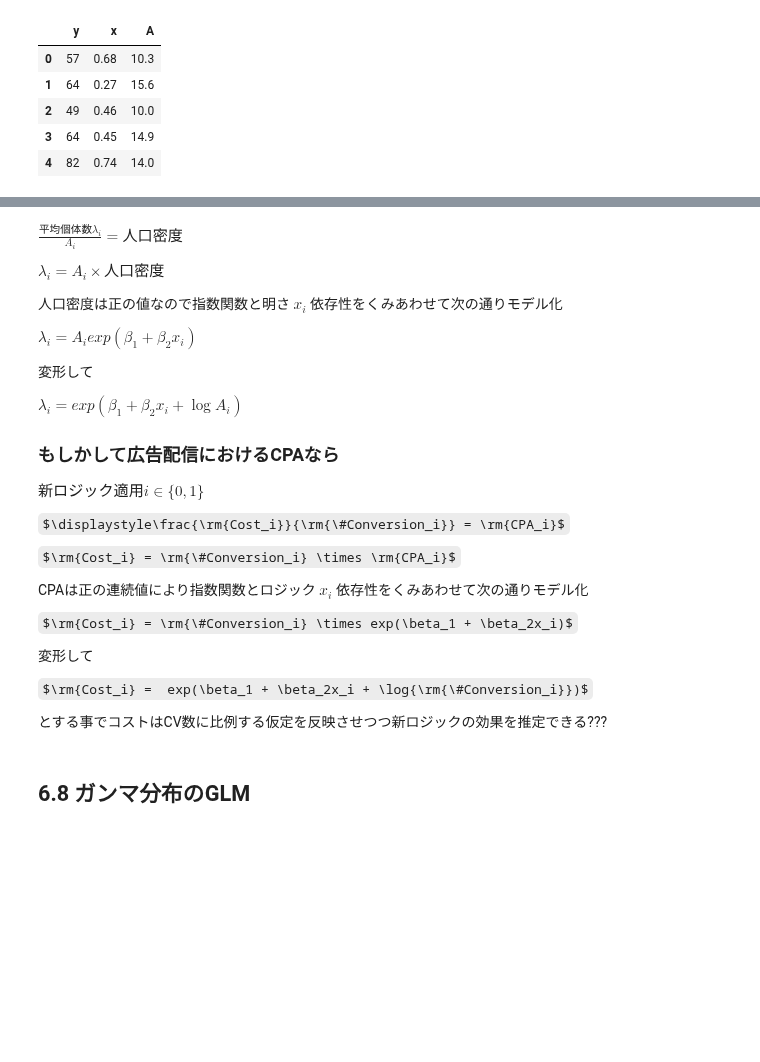
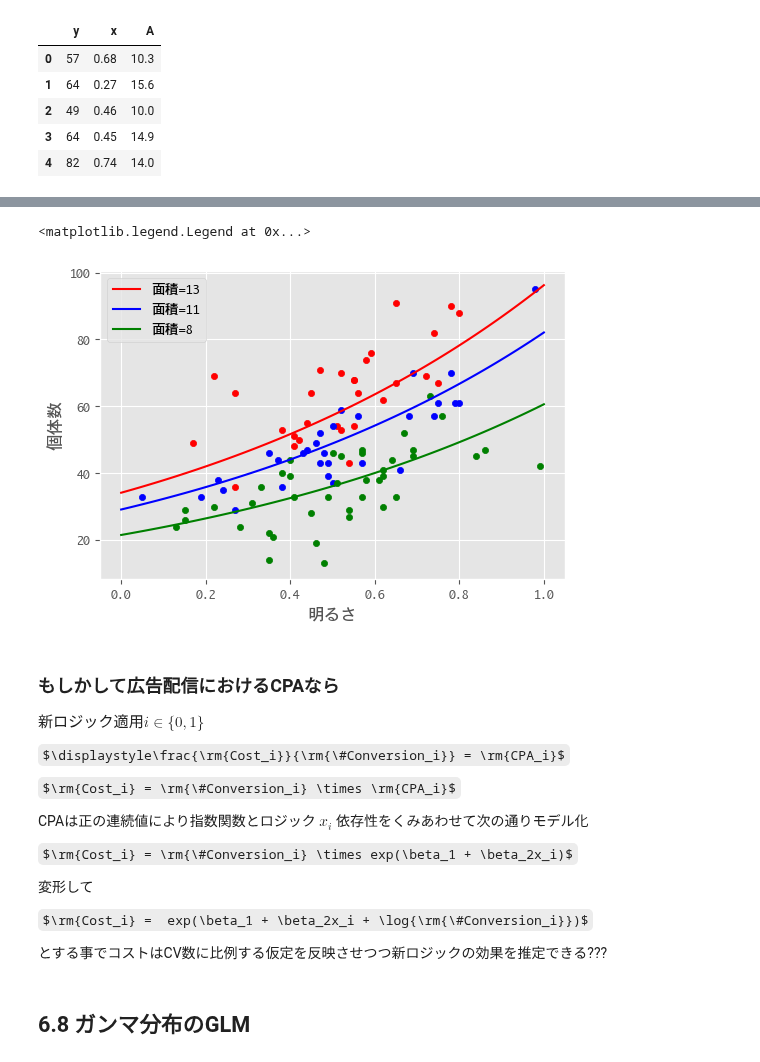
Before and after one commit to hagino3000/notebooks, a Jupyter notebook: modelingbook/Chap 6.ipynb, the cells around one changed output, grey strips where cells are left out. Drawn from its saved outputs; the diff is of its cells as text; code cells hidden in the pictures; some formulas as TeX source; blank space fills up the shorter version.

```diff
--- a/modelingbook/Chap 6.ipynb
+++ b/modelingbook/Chap 6.ipynb
@@ -173,0 +195,4 @@ df.head()
+# %%
+_df = df.copy()
+_df['logA'] = _df['A'].apply(np.log)
+_df['intercept'] = 1
@@ -174,16 +218,18 @@ df.head()
+# %%
+ax = _df.query('12 <= A').plot.scatter(x='x', y='y', color='r')
+_df.query('10 <= A < 12').plot.scatter(x='x', y='y', color='b', ax=ax)
+_df.query(' A < 10').plot.scatter(x='x', y='y', color='g', ax=ax)
+x = np.linspace(0, 1, 100)
+ax.plot(x, np.exp(1.0874 + x*1.0365 + 0.9525*np.log(13)), color='r', label='面積=13')
+ax.plot(x, np.exp(1.0874 + x*1.0365 + 0.9525*np.log(11)), color='b', label='面積=11')
+ax.plot(x, np.exp(1.0874 + x*1.0365 + 0.9525*np.log(8)), color='g', label='面積=8')
+plt.ylabel('個体数')
+plt.xlabel('明るさ')
+plt.legend(loc='best')
+# %% [output]
+<matplotlib.legend.Legend at 0x...>
+[figure, added]
 # %% [markdown]
-$\frac{平均個体数\lambda_i}{A_i} = 人口密度$
-
-$\lambda_i = A_i \times 人口密度$
-
-人口密度は正の値なので指数関数と明さ $x_i$ 依存性をくみあわせて次の通りモデル化
-
-$\lambda_i = A_{i}exp(\beta_1 + \beta_2x_i)$
-
-変形して
-
-$\lambda_i = exp(\beta_1 + \beta_2x_i + \log{A_i})$
-
 ### もしかして広告配信におけるCPAなら
 
 $新ロジック適用 i \in \{0, 1\}$
```
Also changed, not shown: parts of 4 cells of this notebook.
